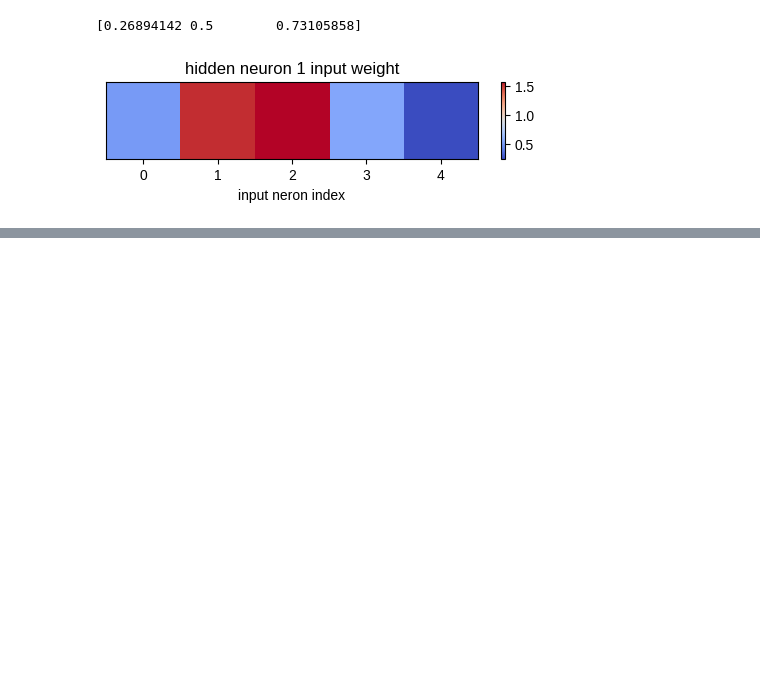
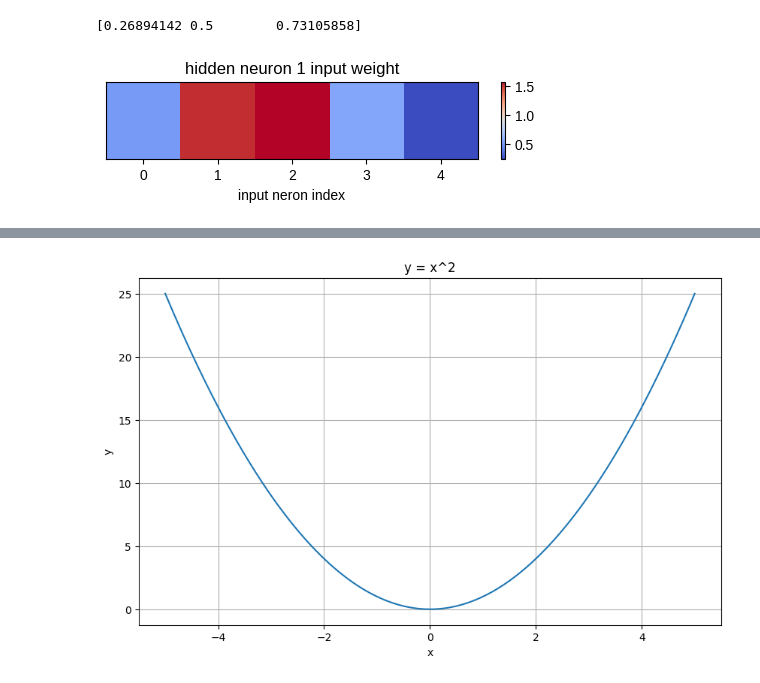
Before and after one commit to MagicSakuraD/IsaacLeetViz, a Jupyter notebook: USD-core-on-Google-Colab.ipynb, the cells around one changed output, grey strips where cells are left out. Saved outputs shown, nothing was run; the diff lists cells and outputs as text; code cells hidden in the pictures; blank space fills up the shorter version.

```diff
--- a/USD-core-on-Google-Colab.ipynb
+++ b/USD-core-on-Google-Colab.ipynb
@@ -249,0 +292,13 @@ plt.show()
+# %%
+plt.rcParams["figure.figsize"] = (10, 6) #图表宽10，高6
+plt.rcParams["axes.grid"] = True
+# %%
+x = np.linspace(-5, 5, 500)
+y = x**2
+plt.plot(x, y)
+plt.xlabel("x")
+plt.ylabel("y")
+plt.title("y = x^2")
+plt.show()
+# %% [output]
+[figure, added]
```
Also changed, not shown: parts of 9 cells of this notebook.
